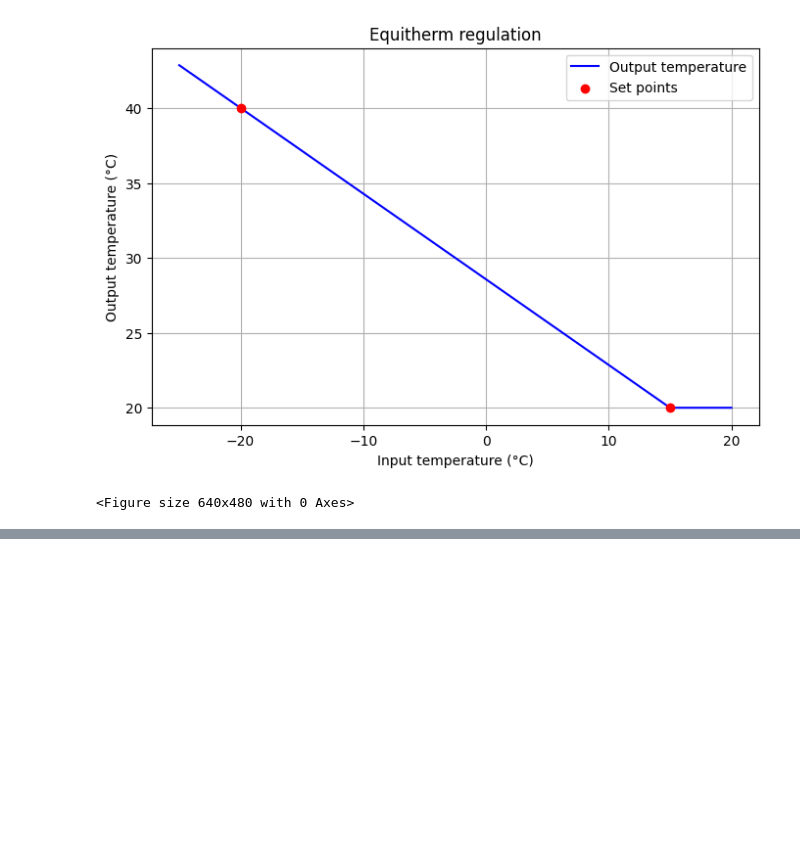
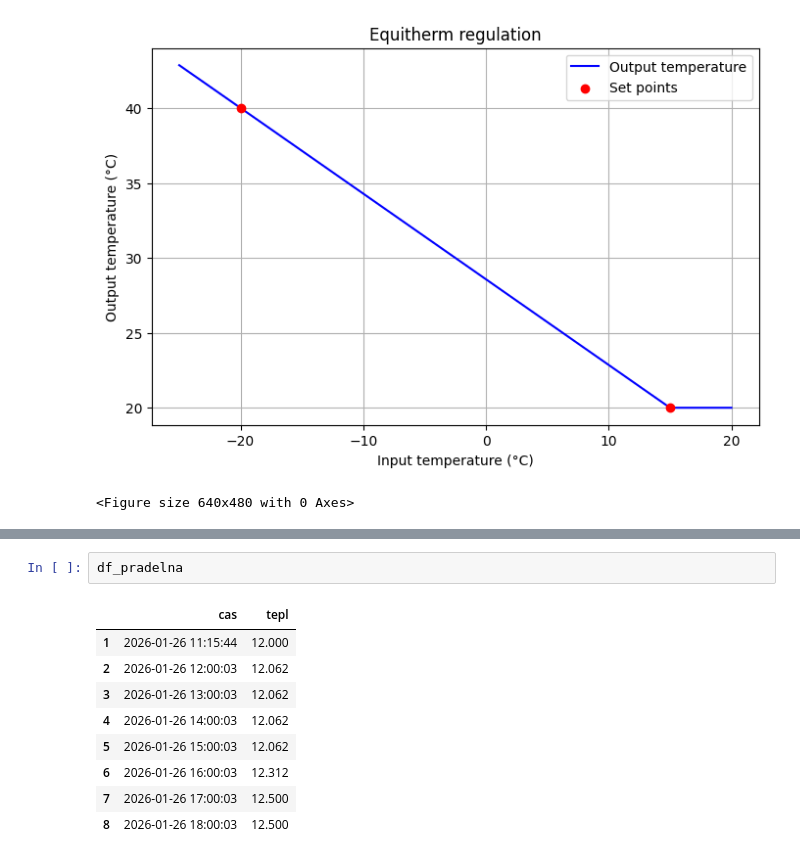
Before and after one commit to MarekCoderslab/Teploty_kotle, a Jupyter notebook: Teplota_kotle.ipynb, the cells around one changed output, grey strips where cells are left out. Cells and saved outputs as stored; diff of their text form; blank space fills up the shorter version.

```diff
--- a/Teplota_kotle.ipynb
+++ b/Teplota_kotle.ipynb
@@ -191,0 +218,12 @@ plt.show()
+# %%
+df_pradelna
+# %% [output]
+|  | cas | tepl |
+| 1 | 2026-01-26 11:15:44 | 12.000 |
+| 2 | 2026-01-26 12:00:03 | 12.062 |
+| 3 | 2026-01-26 13:00:03 | 12.062 |
+| 4 | 2026-01-26 14:00:03 | 12.062 |
+| 5 | 2026-01-26 15:00:03 | 12.062 |
+| 6 | 2026-01-26 16:00:03 | 12.312 |
+| 7 | 2026-01-26 17:00:03 | 12.500 |
+| 8 | 2026-01-26 18:00:03 | 12.500 |
```
Also changed, not shown: parts of 6 cells of this notebook, 3 other files.
